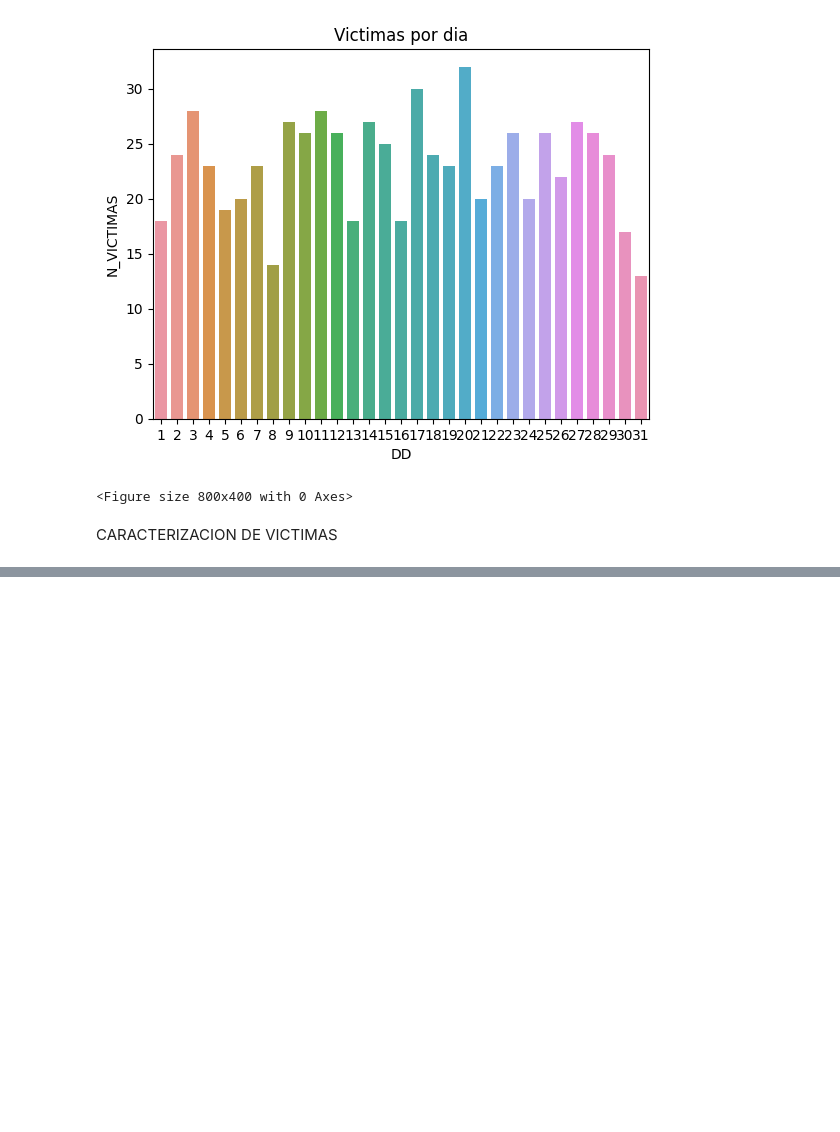
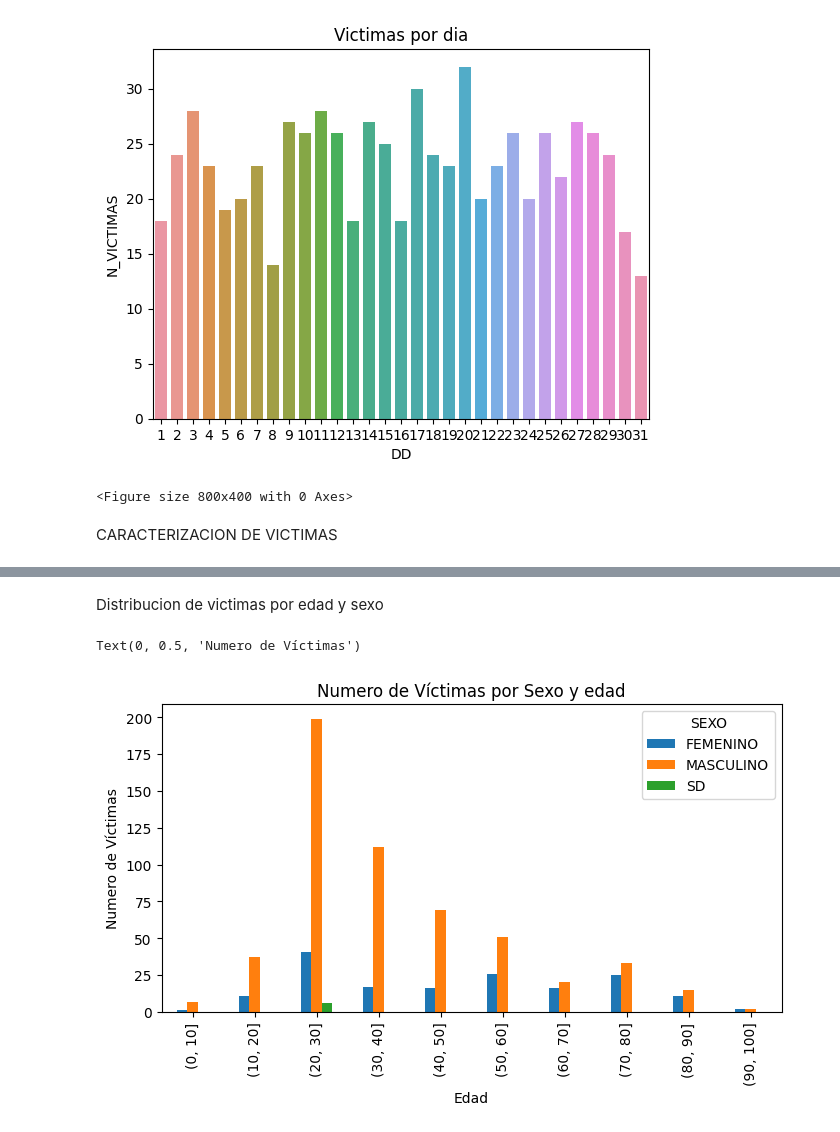
Before and after one commit to kensitmcn18/PI_DA, a Jupyter notebook: EDA_PI_DA.ipynb, the cells around one changed output, grey strips where cells are left out. Cells and saved outputs as stored; diff of their text form; code cells hidden in the pictures; blank space fills up the shorter version.

```diff
--- a/EDA_PI_DA.ipynb
+++ b/EDA_PI_DA.ipynb
@@ -537,0 +550,11 @@ Text(0, 0.5, 'Número de víctimas')
+# %% [markdown]
+Distribucion de victimas por edad y sexo
+# %%
+conteo_sexo_edad = df_union.groupby([pd.cut(df_union['EDAD'], bins=[0, 10, 20, 30, 40, 50, 60, 70, 80, 90, 100]), 'SEXO']).size().unstack()
+ax = conteo_sexo_edad.plot(kind='bar', figsize=(8,4))
+plt.title('Numero de Víctimas por Sexo y edad')
+plt.xlabel('Edad')
+plt.ylabel('Numero de Víctimas')
+# %% [output]
+Text(0, 0.5, 'Numero de Víctimas')
+[figure, added]
```
Also changed, not shown: parts of 5 cells of this notebook.
